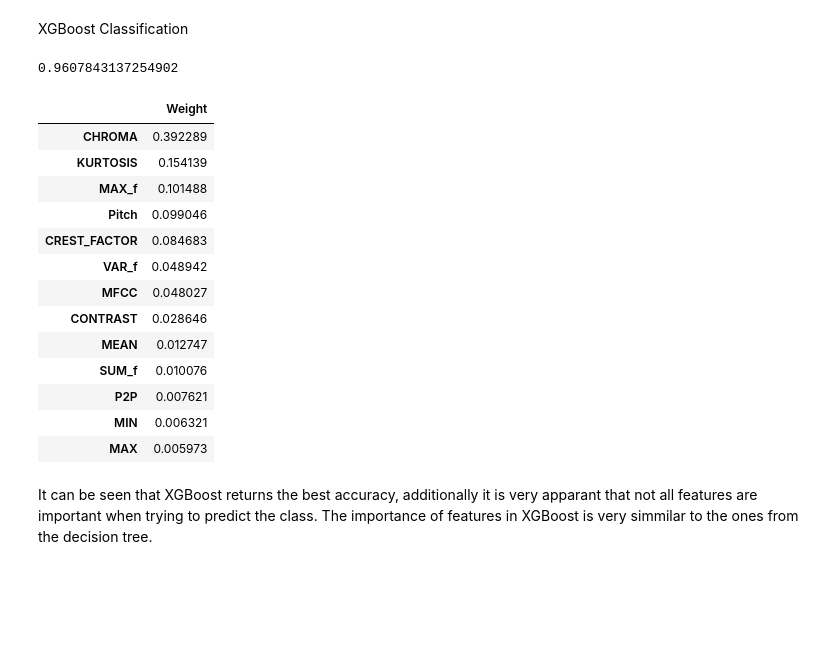
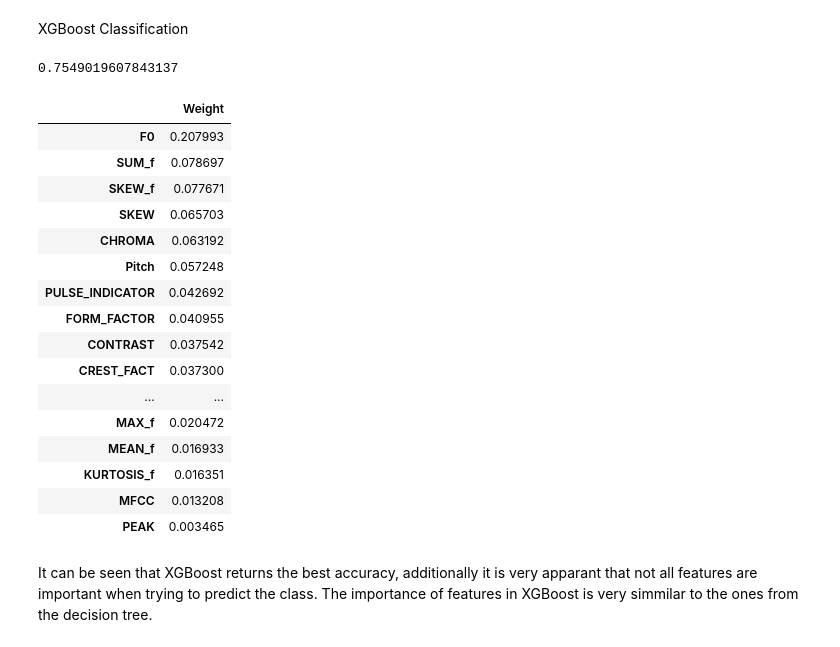
Before and after one commit to VascoBartolo/SP_project, a Jupyter notebook: signal_processing_catia.ipynb, the cells around one changed output. Drawn from its saved outputs; the diff is of its cells as text; code cells hidden in the pictures; blank space fills up the shorter version.

```diff
--- a/signal_processing_catia.ipynb
+++ b/signal_processing_catia.ipynb
@@ -586,0 +778,8 @@ y = X.pop('Label')
+# %%
+from sklearn import preprocessing
+df = pd.read_csv('/content/drive/MyDrive/signal_processing/features.csv')
+df = df.sample(frac = 1)
+X = df
+y = X.pop('Label')
+scaled_X = pd.DataFrame(preprocessing.normalize(X, axis = 0), columns=X.columns)
+scaled_X.head()
@@ -642,31 +864,34 @@ from xgboost import XGBClassifier
 
 model_XGB = XGBClassifier()
 kf = KFold(n_splits = X.shape[0])
-score = cross_val_score(model_XGB, X, y, cv = kf, scoring = 'accuracy')
+score = cross_val_score(model_XGB, scaled_X, y, cv = kf, scoring = 'accuracy')
 print(np.mean(score))
 # %% [output]
-0.9607843137254902
+0.7549019607843137
 # %%
-mocel_XGB = model_XGB.fit(X,y)
+mocel_XGB = model_XGB.fit(scaled_X,y)
 importance = model_XGB.feature_importances_
 importance = pd.DataFrame(importance,columns = ['Weight'], index = X.columns)
 importance = importance.sort_values('Weight', ascending = False).drop(importance[importance['Weight'] == 0].index)
 importance
 # %% [output]
 |  | Weight |
-| CHROMA | 0.392289 |
-| KURTOSIS | 0.154139 |
-| MAX_f | 0.101488 |
-| Pitch | 0.099046 |
-| CREST_FACTOR | 0.084683 |
-| VAR_f | 0.048942 |
-| MFCC | 0.048027 |
-| CONTRAST | 0.028646 |
-| MEAN | 0.012747 |
-| SUM_f | 0.010076 |
-| P2P | 0.007621 |
-| MIN | 0.006321 |
-| MAX | 0.005973 |
+| F0 | 0.207993 |
+| SUM_f | 0.078697 |
+| SKEW_f | 0.077671 |
+| SKEW | 0.065703 |
+| CHROMA | 0.063192 |
+| Pitch | 0.057248 |
+| PULSE_INDICATOR | 0.042692 |
+| FORM_FACTOR | 0.040955 |
+| CONTRAST | 0.037542 |
+| CREST_FACT | 0.037300 |
+| ... | ... |
+| MAX_f | 0.020472 |
+| MEAN_f | 0.016933 |
+| KURTOSIS_f | 0.016351 |
+| MFCC | 0.013208 |
+| PEAK | 0.003465 |
 # %% [markdown]
 It can be seen that XGBoost returns the best accuracy, additionally it is very apparant that not all features are important when trying to predict the class. The importance of features in XGBoost is very simmilar to the ones from the decision tree.
 # %% [markdown]
```
Also changed, not shown: parts of 59 cells of this notebook.
